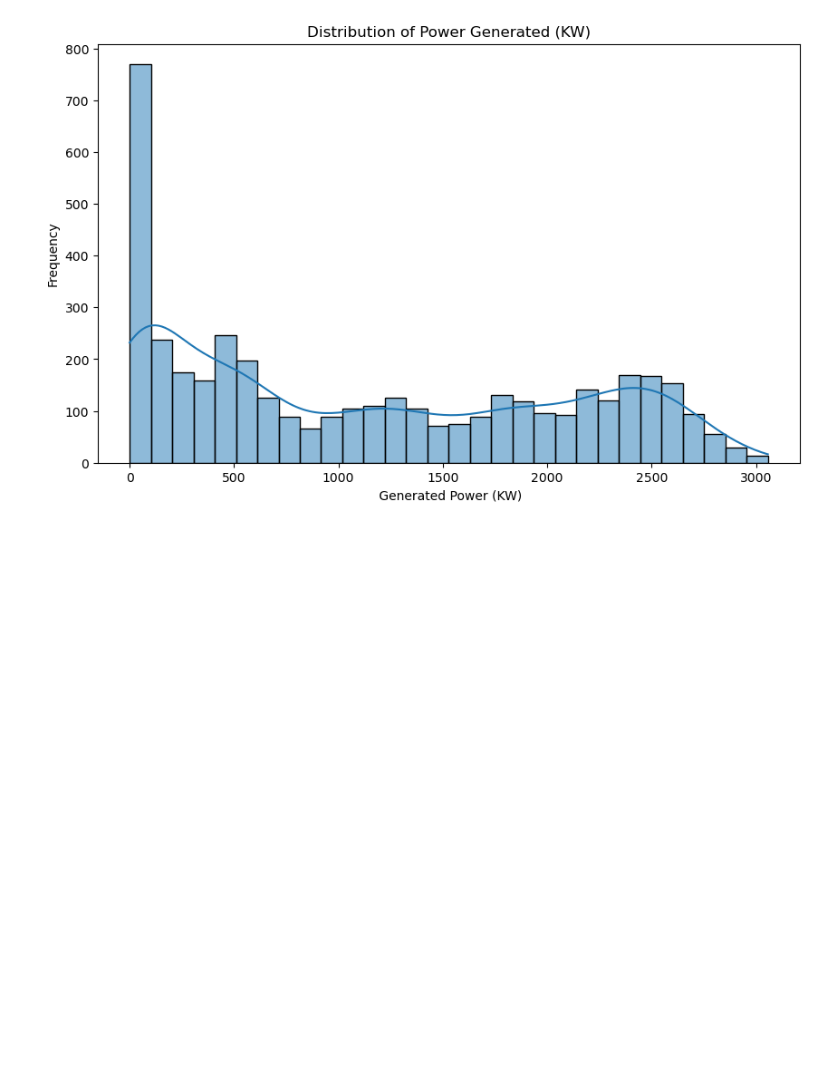
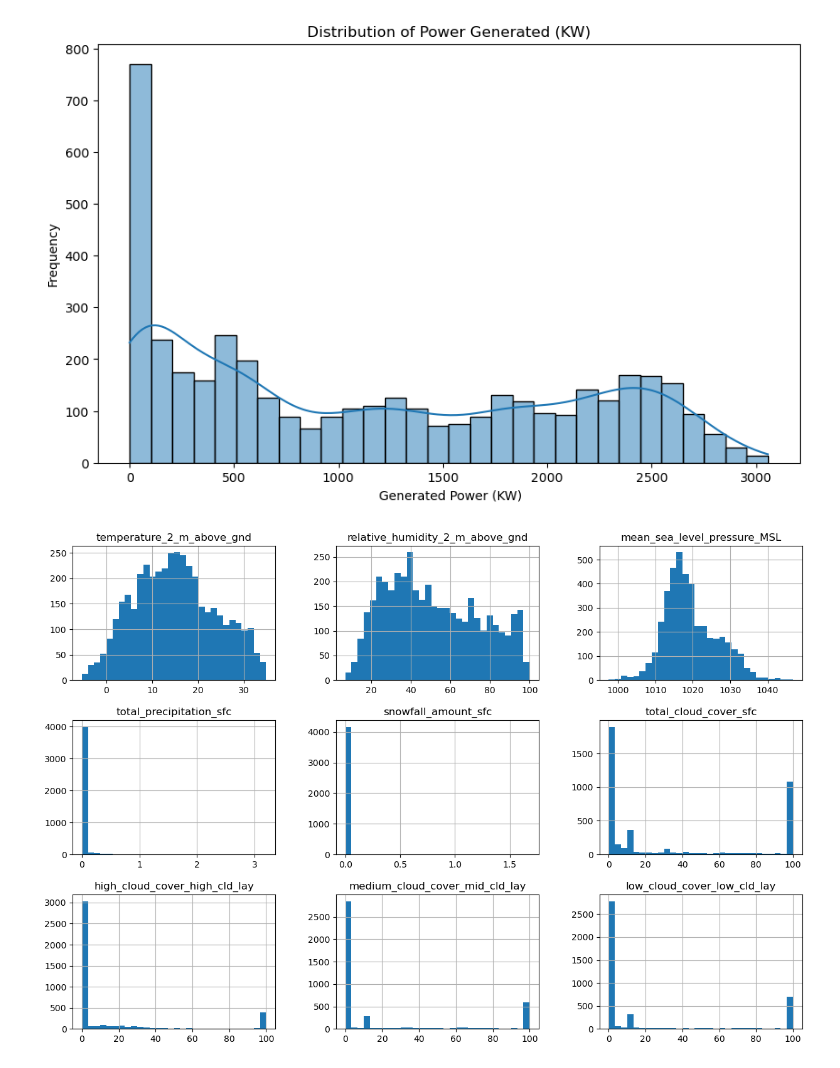
Before and after one commit to Vaish-mambady/Solar-Power-Output-Prediction, a Jupyter notebook: solarpowerprediction.ipynb, the cells around one changed output. Drawn from its saved outputs; the diff is of its cells as text; code cells hidden in the pictures; blank space fills up the shorter version.

```diff
--- a/solarpowerprediction.ipynb
+++ b/solarpowerprediction.ipynb
@@ -134,0 +137,5 @@ plt.show()
+# %%
+df[df.columns[:9]].hist(bins=30,figsize=(15,10))
+plt.show()
+# %% [output]
+[figure, added]
```
Also changed, not shown: parts of 7 cells of this notebook.
